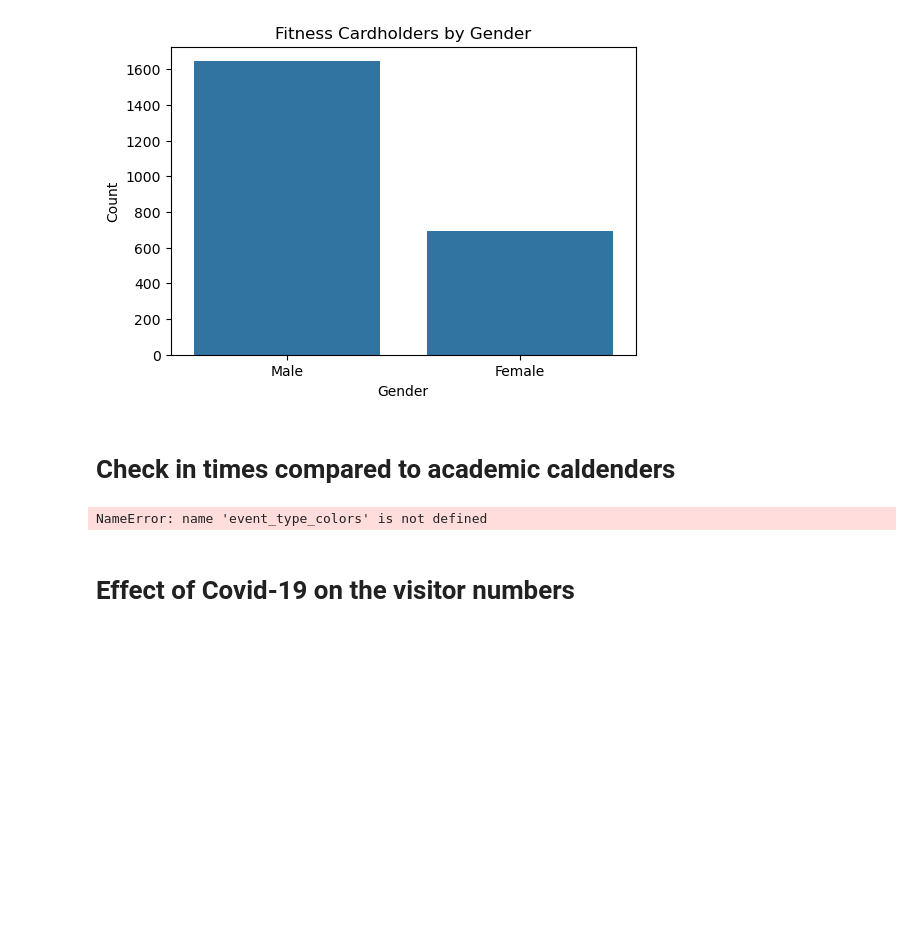
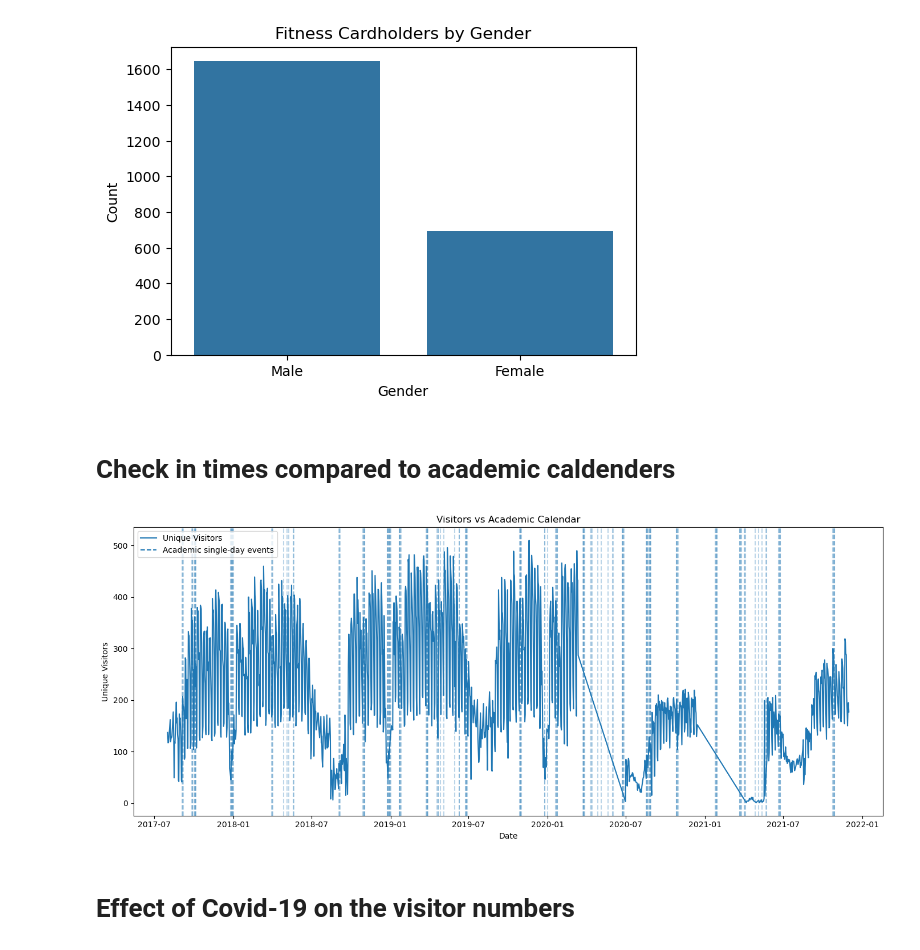
Before and after one commit to korho865/ACLO_project, a Jupyter notebook: ACLO_notebook.ipynb, the cells around one changed output. Saved outputs shown, nothing was run; the diff lists cells and outputs as text; code cells hidden in the pictures; blank space fills up the shorter version.

```diff
--- a/ACLO_notebook.ipynb
+++ b/ACLO_notebook.ipynb
@@ -594,37 +897,11 @@ plt.show()
 # %% [markdown]
 # Check in times compared to academic caldenders
 # %%
-from matplotlib.lines import Line2D
+import pandas as pd
+import numpy as np
+import matplotlib.pyplot as plt
+import re
+from pathlib import Path
 
-# Add color for Exam Week if missing
-if 'Exams' not in event_type_colors:
-    event_type_colors['Exams'] = (0.5, 0.5, 0.5)  # gray or pick any color you like
-
-plt.figure(figsize=(24, 14))
-sns.lineplot(x=visits_per_day_2019.index, y=visits_per_day_2019.values, label='Daily Visits', color='blue')
-
-calendar_events = calendar_df[calendar_df['date'] <= pd.to_datetime('2019-12-31')]
-plt.subplots_adjust(left=0.07, right=0.99, top=0.97, bottom=0.13)
-for _, row in calendar_events.iterrows():
-    event_date = row['date']
-    event_name = row['event_name']
-    event_type = row['event_type']
-    color = event_type_colors.get(event_type, 'orange')
-    plt.axvline(x=event_date, color=color, alpha=0.5, linestyle='--')
-
-plt.xlabel('Date', fontsize=14)
-plt.ylabel('Number of Visits', fontsize=14)
-plt.title('Number of Visits per Day (up to 2019) with Academic Calendar Events', fontsize=18)
-plt.xticks(rotation=45)
-plt.grid(True, which='both', axis='y', linestyle='--', alpha=0.5)
-
-# Custom legend for event types
-legend_elements = [Line2D([0], [0], color='blue', lw=2, label='Daily Visits')]
-for event_type, color in event_type_colors.items():
-    legend_elements.append(Line2D([0], [0], color=color, lw=2, linestyle='--', label=event_type))
-plt.legend(handles=legend_elements, fontsize=12, loc='upper left')
-
-plt.tight_layout()
-plt.show()
+CHECKINS_CSV = Path("data") / "Check-in times" / "Check-in-times_sheet_2017-2021 kaikki checkin timet yhes.csv"
+CALENDAR_CSV = Path("data") / "Academic calendars" / "Yhdistetyt_p_iv_t__aikaj_rjestyksess__.csv"
-# %% [output]
-NameError: name 'event_type_colors' is not defined
@@ -631,3 +991,40 @@ NameError: name 'event_type_colors' is not defined
+# %%
+SERIES = "unique_visitors"   # change to "total_checkins" if you prefer
+ROLLING = 0                  # e.g., set to 7 for weekly smoothing
+
+y = visitors_daily[SERIES].copy()
+if ROLLING and ROLLING > 1:
+    y = y.rolling(ROLLING, min_periods=1).mean()
+
+plt.figure(figsize=(14,6))
+plt.plot(y.index, y.values, label=SERIES.replace("_"," ").title())
+
+# Shaded spans for multi-day intervals
+for st, en, _ in intervals:
+    plt.axvspan(st, en, alpha=0.15)
+
+# Dashed lines for single-day events (only if no spans were detected)
+if not intervals:
+    for dt, _ in singles:
+        plt.axvline(x=dt, linestyle="--", alpha=0.3)
+
+plt.title("Visitors vs Academic Calendar")
+plt.xlabel("Date")
+plt.ylabel(SERIES.replace("_"," ").title())
+
+# Minimal legend
+from matplotlib.patches import Rectangle
+handles, labels = plt.gca().get_legend_handles_labels()
+if intervals:
+    handles.append(Rectangle((0,0),1,1, alpha=0.15)); labels.append("Academic periods")
+elif singles:
+    handles.append(plt.Line2D([0],[0], linestyle="--")); labels.append("Academic single-day events")
+plt.legend(handles, labels, loc="best")
+
+plt.tight_layout()
+plt.show()
+# %% [output]
+[figure, added]
 # %% [markdown]
 # Effect of Covid-19 on the visitor numbers
 # %%
```
Also changed, not shown: parts of 12 cells of this notebook.
